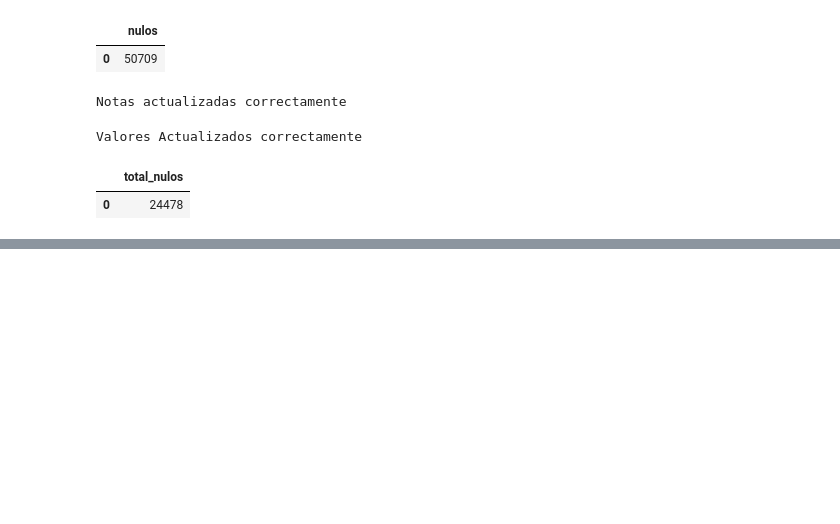
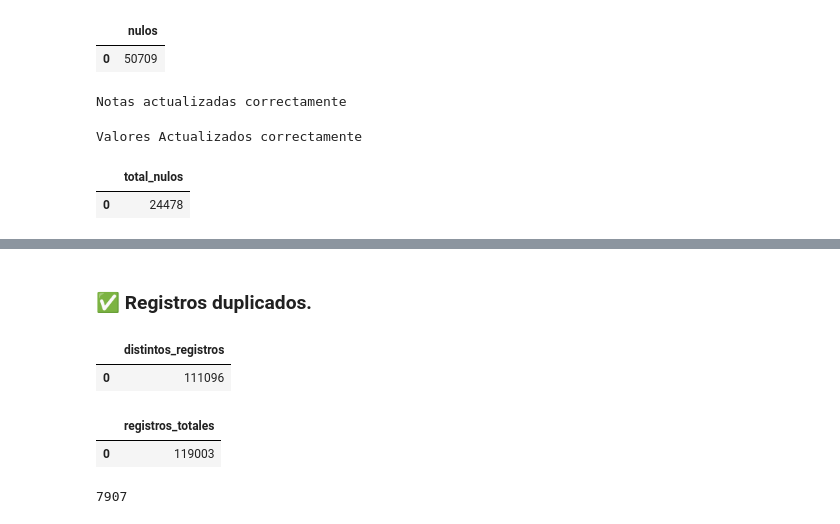
Before and after one commit to Dilmer-Rojas/Filmaffinity, a Jupyter notebook: data_a.ipynb, the cells around one changed output, grey strips where cells are left out. Saved outputs shown, nothing was run; the diff lists cells and outputs as text; code cells hidden in the pictures; blank space fills up the shorter version.

```diff
--- a/data_a.ipynb
+++ b/data_a.ipynb
@@ -180,0 +199,29 @@ reparto_nulos # Y lo dejamos como NULL porque no afecta al análisis
+# %% [markdown]
+### ✅ Registros duplicados.
+# %%
+revisar_registros = """
+                    SELECT COUNT(DISTINCT Título) AS distintos_registros
+                    FROM copia.filmaffinity_copia;
+                     """
+revisar_registros= pd.read_sql_query(revisar_registros, conexion)
+revisar_registros
+# %% [output]
+|  | distintos_registros |
+| 0 | 111096 |
+# %%
+total_registros = """
+                  SELECT COUNT(Título) AS registros_totales
+                  FROM copia.filmaffinity_copia;
+                  """
+total_registros = pd.read_sql_query(total_registros, conexion)
+total_registros
+# %% [output]
+|  | registros_totales |
+| 0 | 119003 |
+# %%
+registros_totales = 119003
+registros_unicos = 111096
+total_duplicados = registros_totales - registros_unicos
+total_duplicados
+# %% [output]
+7907
```
Also changed, not shown: parts of 6 cells of this notebook, 2 other files.
